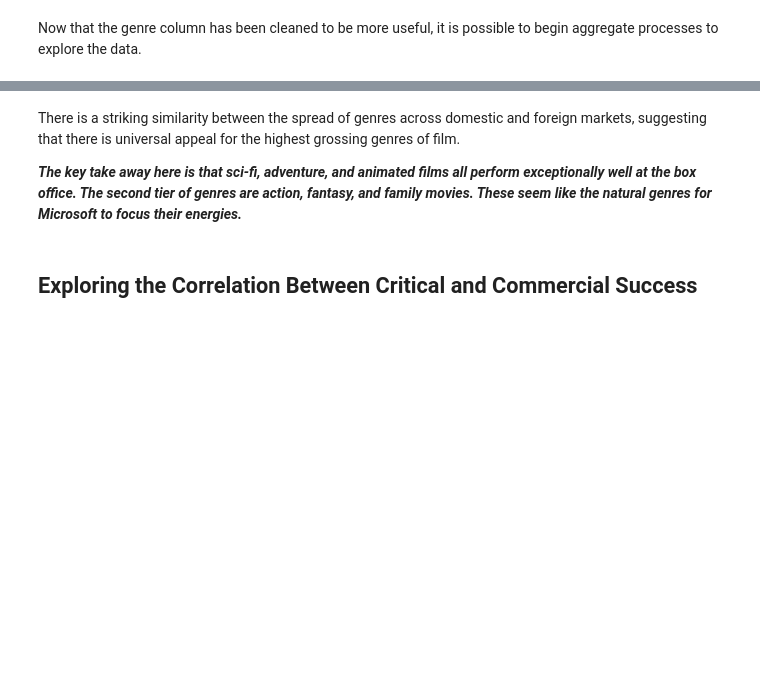
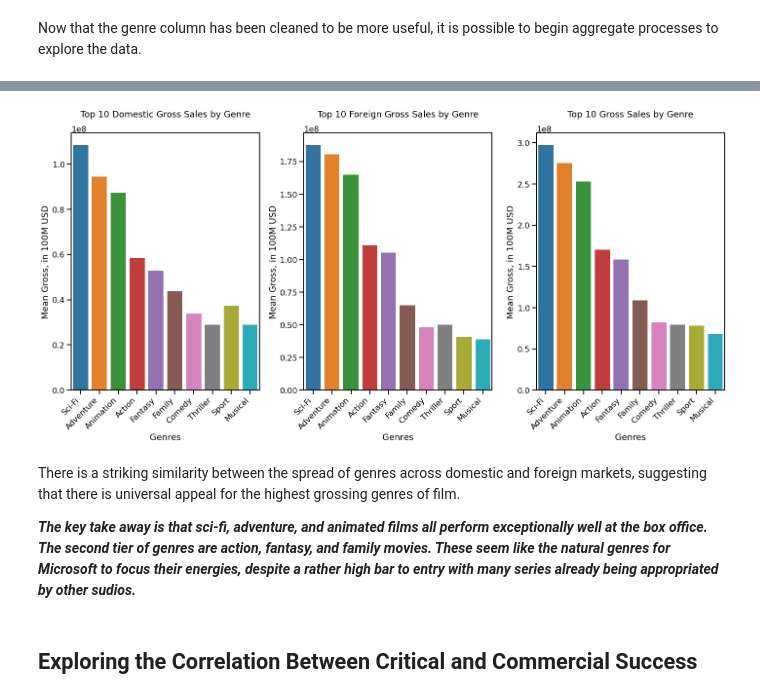
Before and after one commit to dan-rl1976/dsc-phase-1-project, a Jupyter notebook: parsed_notebook.ipynb, the cells around one changed output, grey strips where cells are left out. Drawn from its saved outputs; the diff is of its cells as text; code cells hidden in the pictures; blank space fills up the shorter version.

```diff
--- a/parsed_notebook.ipynb
+++ b/parsed_notebook.ipynb
@@ -278,31 +538,33 @@ df_genres.head()
 # %%
-fig, [ax1, ax2, ax3] = plt.subplots(1, 3, figsize=(20,10))
+fig, (ax1, ax2, ax3) = plt.subplots(1, 3, figsize=(20,10))
 sns.barplot(data=df_genres.head(10), x='genres_split', y='domestic_gross',
             ci=68, ax=ax1)
-ax1.set_title('Top 10 Domestic Gross Sales by Genre', y=1.1)
+ax1.set_title('Top 10 Domestic Gross Sales by Genre', y=1.05)
 ax1.set_xlabel('Genres')
 ax1.set_ylabel('Mean Gross, in 100M USD')
 ax1.set_xticklabels(ax1.get_xticklabels(),rotation=45, ha='right')
 
 sns.barplot(data=df_genres.head(10), x='genres_split', y='foreign_gross',
             ci=68, ax=ax2)
-ax2.set_title('Top 10 Foreign Gross Sales by Genre', y=1.1)
+ax2.set_title('Top 10 Foreign Gross Sales by Genre', y=1.05)
 ax2.set_xlabel('Genres')
 ax2.set_ylabel('Mean Gross, in 100M USD')
 ax2.set_xticklabels(ax2.get_xticklabels(),rotation=45, ha='right')
 
 sns.barplot(data=df_genres.head(10), x='genres_split', y='total_gross',
             ci=68, ax=ax3)
-ax3.set_title('Top 10 Gross Sales by Genre', y=1.1)
+ax3.set_title('Top 10 Gross Sales by Genre', y=1.05)
 ax3.set_xlabel('Genres')
 ax3.set_ylabel('Mean Gross, in 100M USD')
 ax3.set_xticklabels(ax2.get_xticklabels(),rotation=45, ha='right');
 
 plt.tight_layout()
+# %% [output]
+[figure, added]
 # %% [markdown]
 There is a striking similarity between the spread of genres across domestic and foreign markets, suggesting that there is universal appeal for the highest grossing genres of film.
 
-***The key take away here is that sci-fi, adventure, and animated films all perform exceptionally well at the box office. The second tier of genres are action, fantasy, and family movies. These seem like the natural genres for Microsoft to focus their energies.***
+***The key take away is that sci-fi, adventure, and animated films all perform exceptionally well at the box office. The second tier of genres are action, fantasy, and family movies. These seem like the natural genres for Microsoft to focus their energies, despite a rather high bar to entry with many series already being appropriated by other sudios.***
 # %% [markdown]
 ## Exploring the Correlation Between Critical and Commercial Success
 # %%
```
Also changed, not shown: parts of 48 cells of this notebook, 1 other file.
